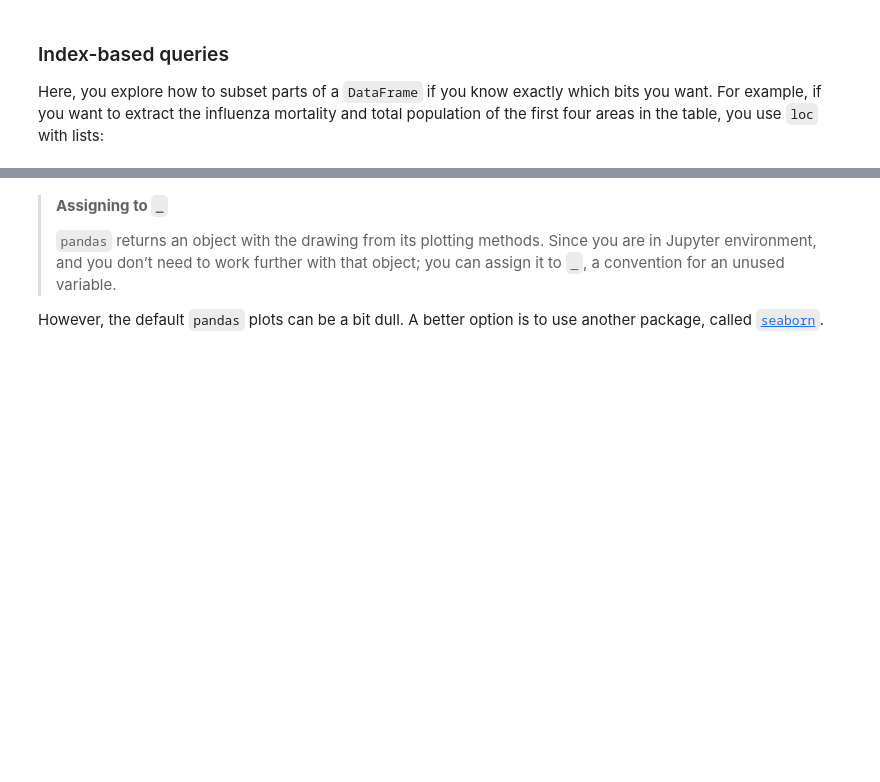
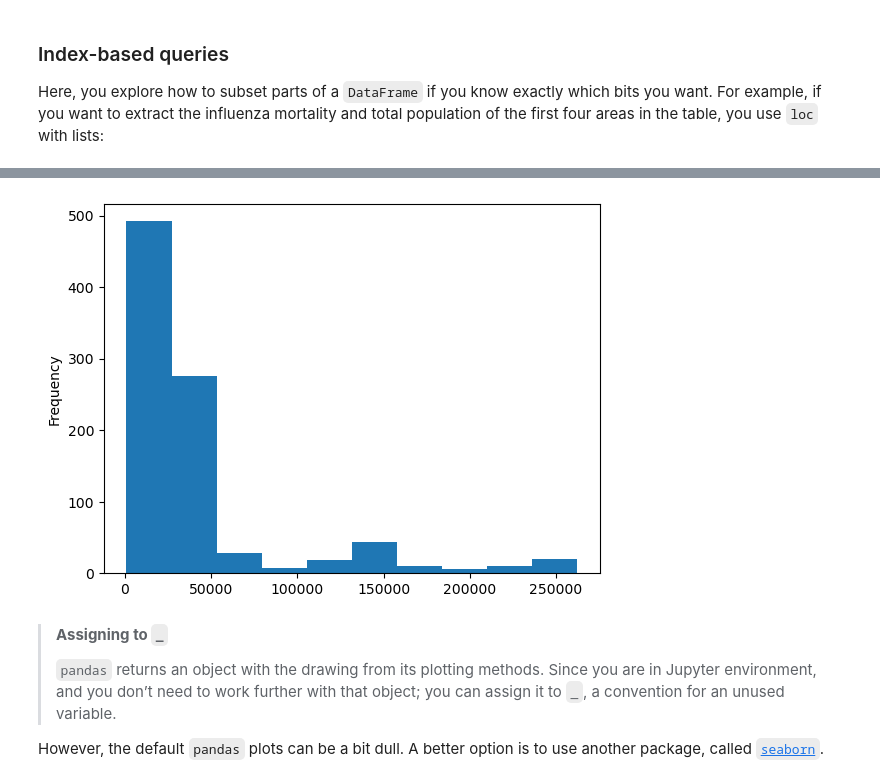
Before and after one commit to Norman-Foster-Institute/ua_2024, a Jupyter notebook: chapter_2_pandas/hands_on.ipynb, the cells around one changed output, grey strips where cells are left out. Cells and saved outputs as stored; diff of their text form; code cells hidden in the pictures; blank space fills up the shorter version.

```diff
--- a/chapter_2_pandas/hands_on.ipynb
+++ b/chapter_2_pandas/hands_on.ipynb
@@ -177,0 +307,13 @@ chicago_1918.info()
+# %%
+# List of columns to process
+columns_to_process = ["num_people", "num_people_men", "num_people_women"]
+
+# Loop through columns and perform operations
+for column in columns_to_process:
+    madrid_pop[column] = madrid_pop[column].str.replace(".", "")  # Remove dots
+    madrid_pop[column] = pd.to_numeric(
+        madrid_pop[column], errors="coerce"
+    )  # Convert to numeric
+    madrid_pop[column] = madrid_pop[column].astype("Int64")  # Convert to Int64
+
+madrid_pop.info()
@@ -231,0 +421,3 @@ total_population.head()
+# %%
+ratio_women = madrid_pop["num_people_women"] / madrid_pop["num_people"]
+ratio_women.head()
@@ -266,0 +434,3 @@ chicago_1918.head()
+# %%
+madrid_pop["ratio_women"] = ratio_women
+madrid_pop.head()
@@ -519,0 +484,10 @@ _ = chicago_1918["influenza"].plot.hist()
+# %%
+# Reset the index to bring back 'district' as a regular column
+madrid_pop.reset_index(inplace=True)
+# Extract the last 4 digits from the 'date' column and create a new 'year' column
+madrid_pop["year"] = madrid_pop["date"].str[-4:]
+# Create a new column with the combination of 'year' and 'code_neighbourhood'
+madrid_pop["new_index"] = madrid_pop["year"] + "_" + madrid_pop["code_neighbourhood"]
+# Set the new index
+madrid_pop.set_index("new_index", inplace=True)
+madrid_pop.head(3)
@@ -520,3 +673,7 @@ _ = chicago_1918["influenza"].plot.hist()
+# %%
+_ = madrid_pop["num_people"].plot.hist()
+# %% [output]
+[figure, added]
 # %% [markdown]
 > **Assigning to `_`**
 >
```
Also changed, not shown: parts of 129 cells of this notebook.
